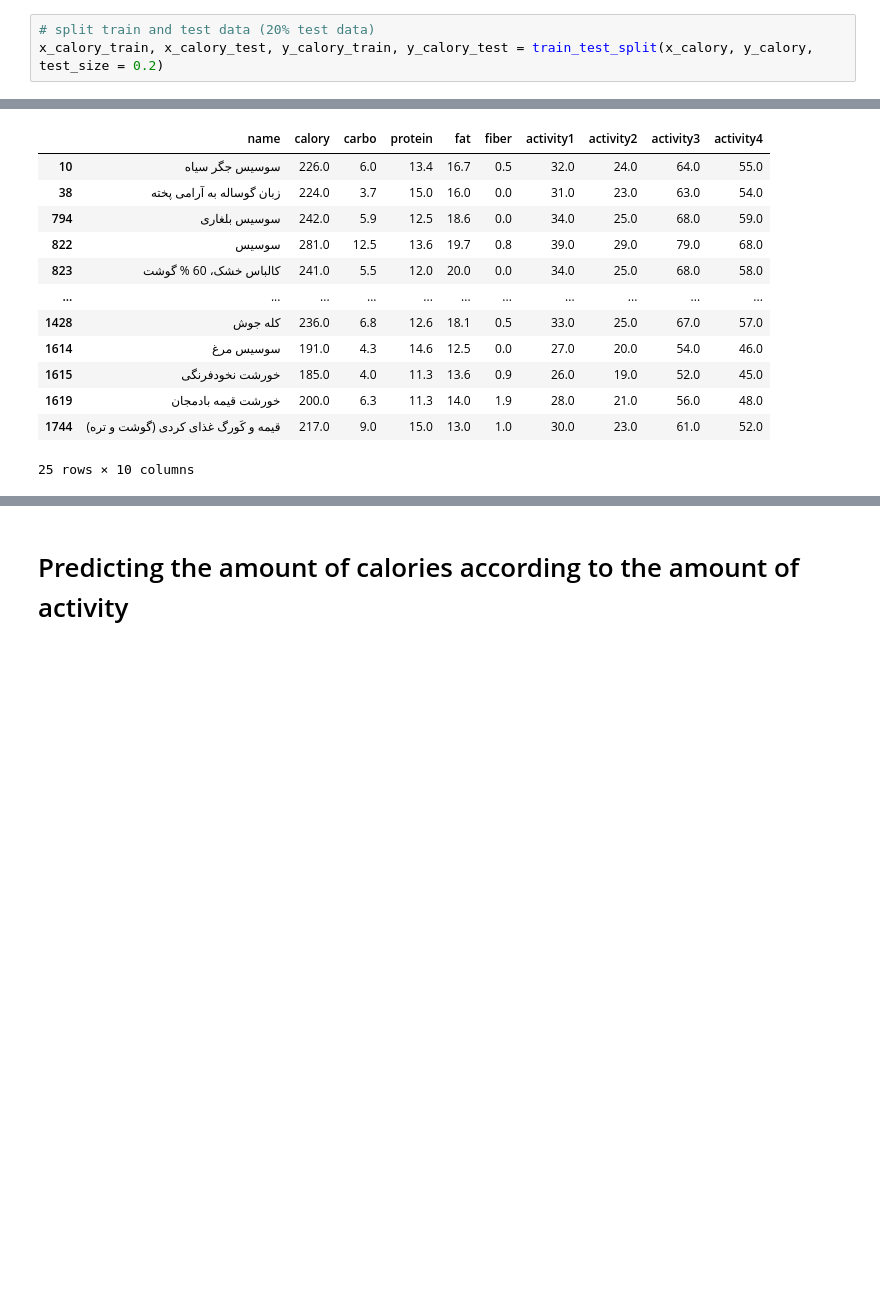
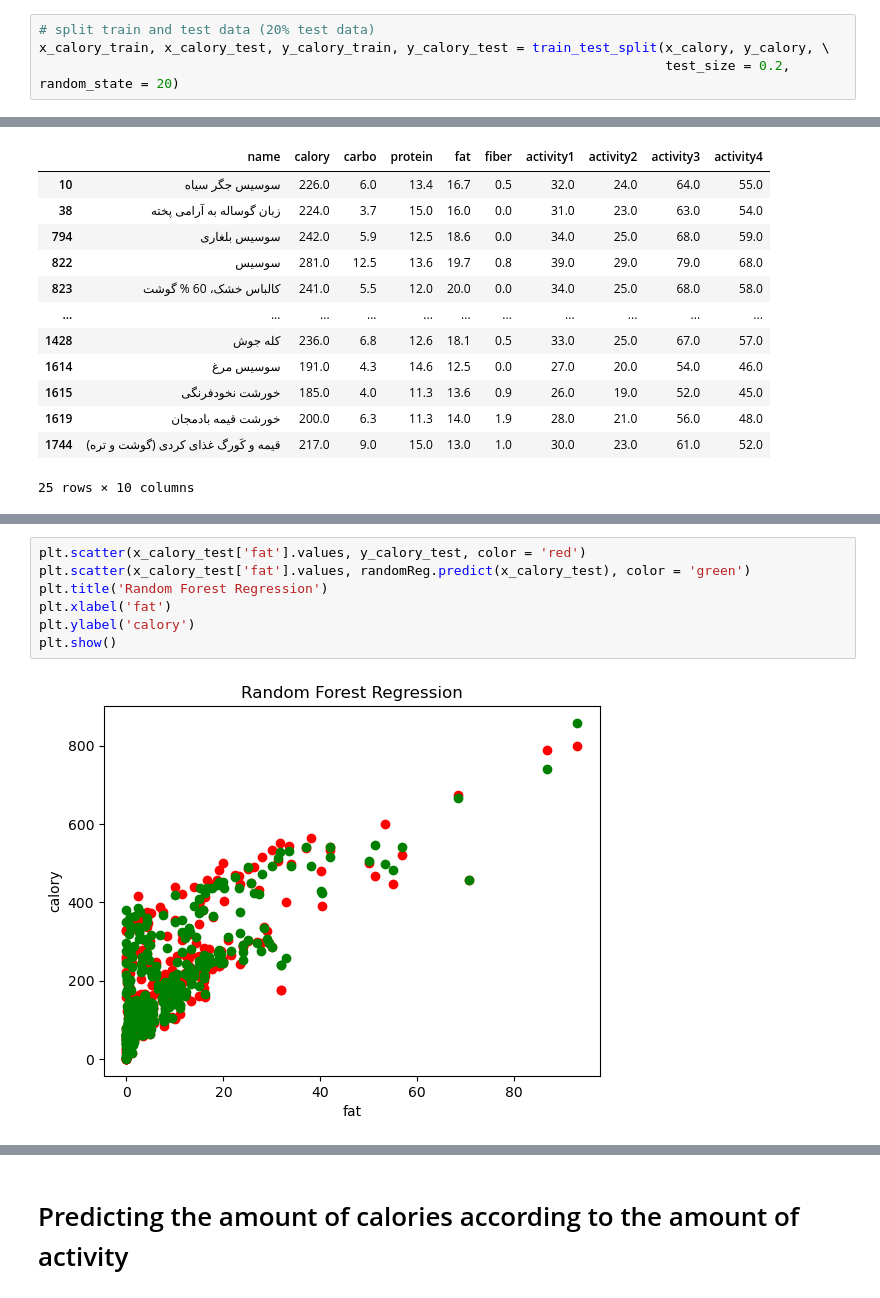
Before and after one commit to saeidEmadi/scrapeForMankan, a Jupyter notebook: MankanResults.ipynb, the cells around one changed output, grey strips where cells are left out. Saved outputs shown, nothing was run; the diff lists cells and outputs as text; blank space fills up the shorter version.

```diff
--- a/MankanResults.ipynb
+++ b/MankanResults.ipynb
@@ -145,7 +163,8 @@ x_calory = data.drop(['name','calory','activity1','activity2','activity3','activ
 y_calory = data['calory']
 # %%
 # split train and test data (20% test data)
-x_calory_train, x_calory_test, y_calory_train, y_calory_test = train_test_split(x_calory, y_calory, test_size = 0.2)
+x_calory_train, x_calory_test, y_calory_train, y_calory_test = train_test_split(x_calory, y_calory, \
+                                                                                test_size = 0.2, random_state = 20)
 # %%
 # estimate Linear Regression
 regression = LinearRegression()
@@ -207,0 +240,9 @@ data.loc[(carbo + alpha > data['carbo']) & (carbo - alpha < data['carbo'])
+# %%
+plt.scatter(x_calory_test['fat'].values, y_calory_test, color = 'red')
+plt.scatter(x_calory_test['fat'].values, randomReg.predict(x_calory_test), color = 'green')
+plt.title('Random Forest Regression')
+plt.xlabel('fat')
+plt.ylabel('calory')
+plt.show()
+# %% [output]
+[figure, added]
```
Also changed, not shown: parts of 18 cells of this notebook.
